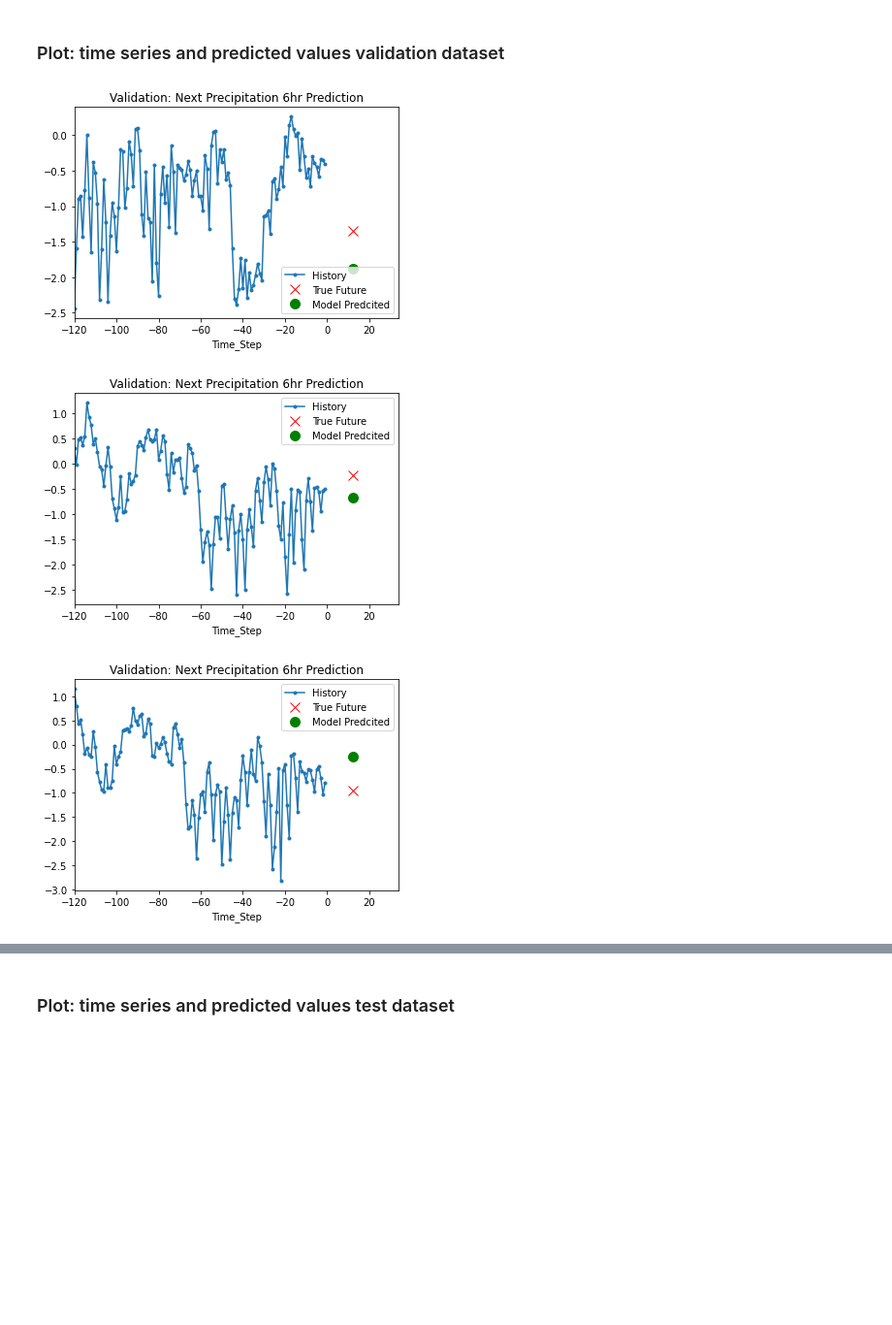
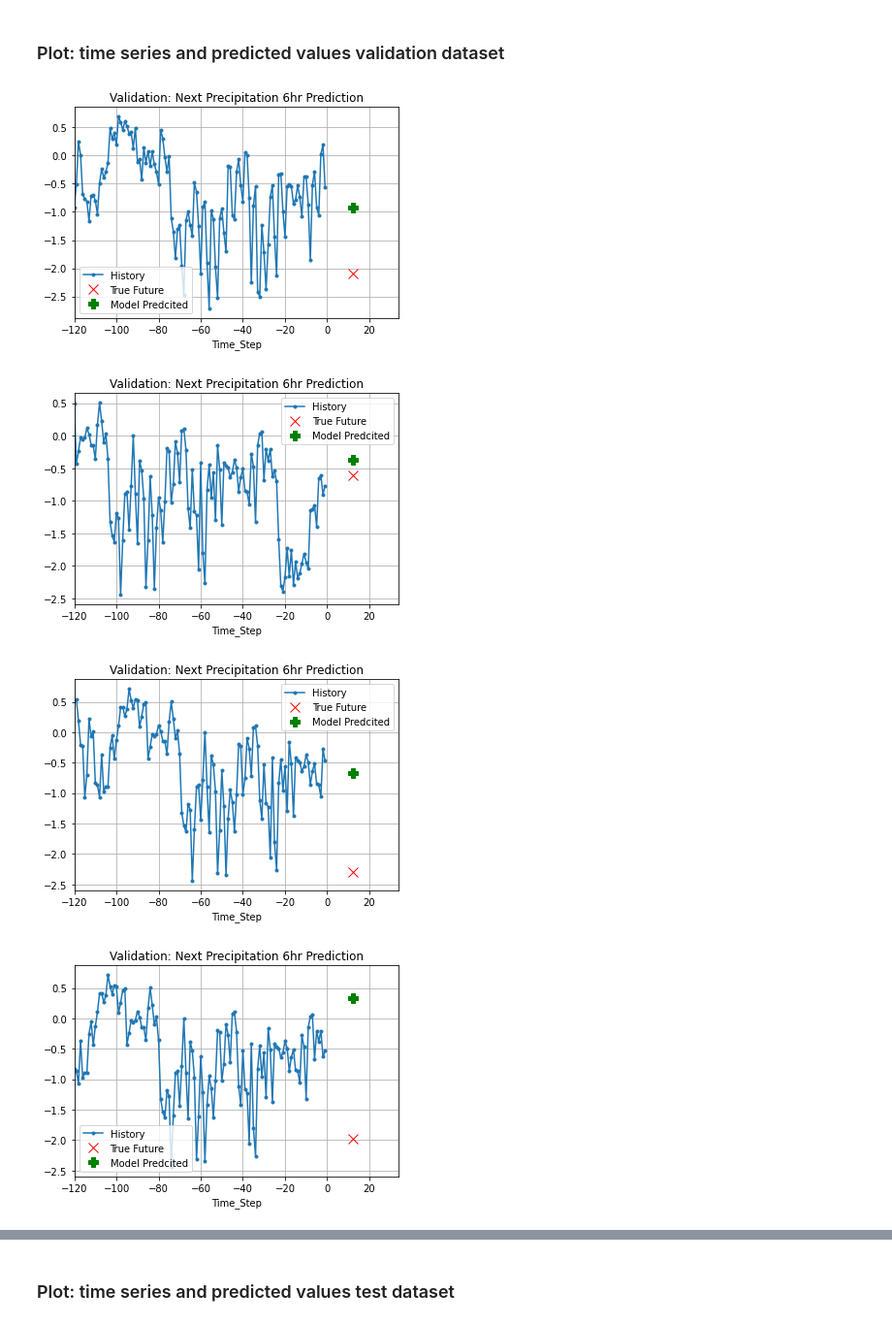
Before and after one commit to rushabh31/Predict-6hr-Precipitation, a Jupyter notebook: code.ipynb, the cells around one changed output, grey strips where cells are left out. Shown at 97% size. Saved outputs shown, nothing was run; the diff lists cells and outputs as text; code cells hidden in the pictures; blank space fills up the shorter version.

```diff
--- a/code.ipynb
+++ b/code.ipynb
@@ -164,7 +164,7 @@ def create_time_steps(length):
 # plot time series data
 def plot_time_series(plot_data, delta , title):
   labels = ["History" , 'True Future' , 'Model Predcited']
-  marker = ['.-' , 'rx' , 'go']
+  marker = ['.-' , 'rx' , 'gP']
   time_steps = create_time_steps(plot_data[0].shape[0])
   if delta:
     future = delta
@@ -179,6 +179,8 @@ def plot_time_series(plot_data, delta , title):
   plt.legend()
   plt.xlim([time_steps[0], (future+5) *2])
   plt.xlabel('Time_Step')
+  plt.grid()
+
   return plt
 # %% [markdown]
 ## Reading station data from isd-history.csv.
@@ -198,7 +200,7 @@ df_tot.to_csv('/Volumns/data_hawai.csv')
 ## Getting data for single variable precipitation forcasting model
 We also clean data to drop 9999 and nulls.
 # %%
-df_tot = pd.read_csv('/content/drive/MyDrive/Other/att/data_hawai.csv', index_col=0)
+df_tot = pd.read_csv('/Volumns/data_hawai.csv', index_col=0)
 df_tot.sort_index(inplace=True)
 dt_precipitation_6hr = df_tot[df_tot['Precip-6hr']!=9999.0]
 dt_precipitation_6hr = dt_precipitation_6hr.groupby(level=0)['Temp','DewTemp','Pressure','WindDir','WindSpeed','CloudCover','Precip-1hr','Precip-6hr'].mean()
@@ -347,5 +350,5 @@ plt.show()
 # %%
 for i , j in val_uni.take(5):
-  plot = plot_time_series([i[0].numpy() , j[0].numpy() , lstm_model.predict(i)[0]] ,0 , ''Validation Set: Predict Precipitation-6hr'')
+  plot = plot_time_series([i[0].numpy() , j[0].numpy() , lstm_model.predict(i)[0]] ,0 , 'Validation Set: Predict Precipitation-6hr')
   plot.show()
 # %% [output]
@@ -465,12 +468,13 @@ Epoch 20/20
 # %%
 # plot time series and predicted values
 
-for x, y in val_ss.take(3):
+for x, y in val_ss.take(5):
   plot = plot_time_series([x[0][:, 1].numpy(), y[0].numpy(),
                     single_step_model.predict(x)[0]], 12,
                    'Validation: Next Precipitation 6hr Prediction')
   plot.show()
 # %% [output]
-[figure, old version]
+[figure, new version]
-[figure, old version]
+[figure, new version]
-[figure, old version]
+[figure, new version]
+[figure, added]
```
Also changed, not shown: parts of 10 cells of this notebook.
